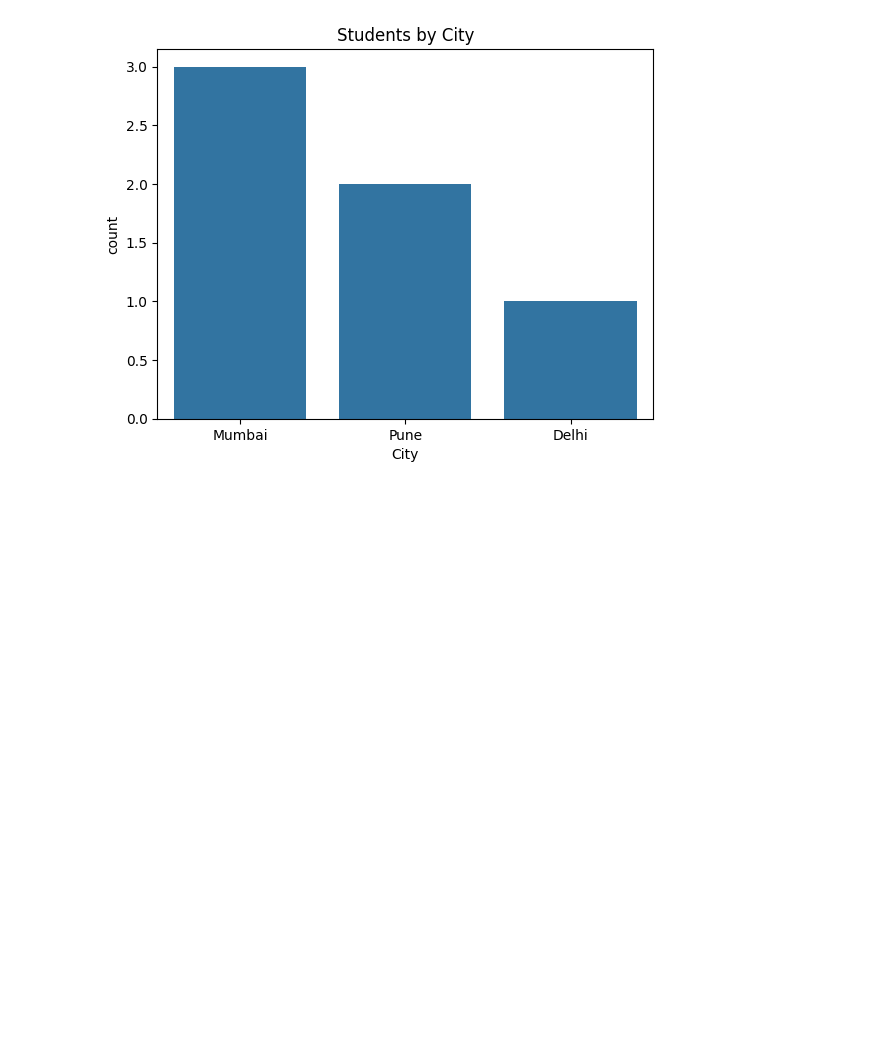
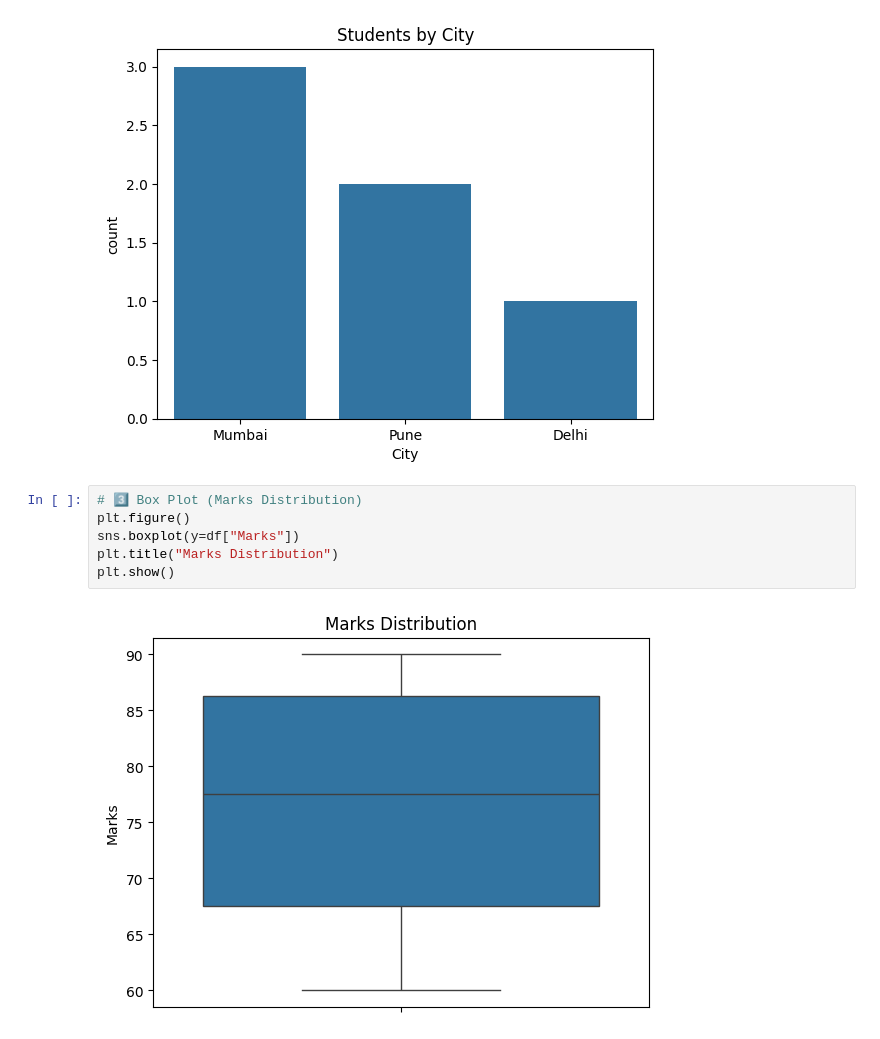
Before and after one commit to sakshi07bhosale/Data-Science, a Jupyter notebook: Day6/mni-project2.ipynb, the cells around one changed output. Drawn from its saved outputs; the diff is of its cells as text; blank space fills up the shorter version.

Commit message:
Box Plot

```diff
--- a/Day6/mni-project2.ipynb
+++ b/Day6/mni-project2.ipynb
@@ -101,3 +101,11 @@ plt.title("Students by City")
 plt.show()
 # %% [output]
 [figure]
+# %%
+# 3️⃣ Box Plot (Marks Distribution)
+plt.figure()
+sns.boxplot(y=df["Marks"])
+plt.title("Marks Distribution")
+plt.show()
+# %% [output]
+[figure, added]
```
